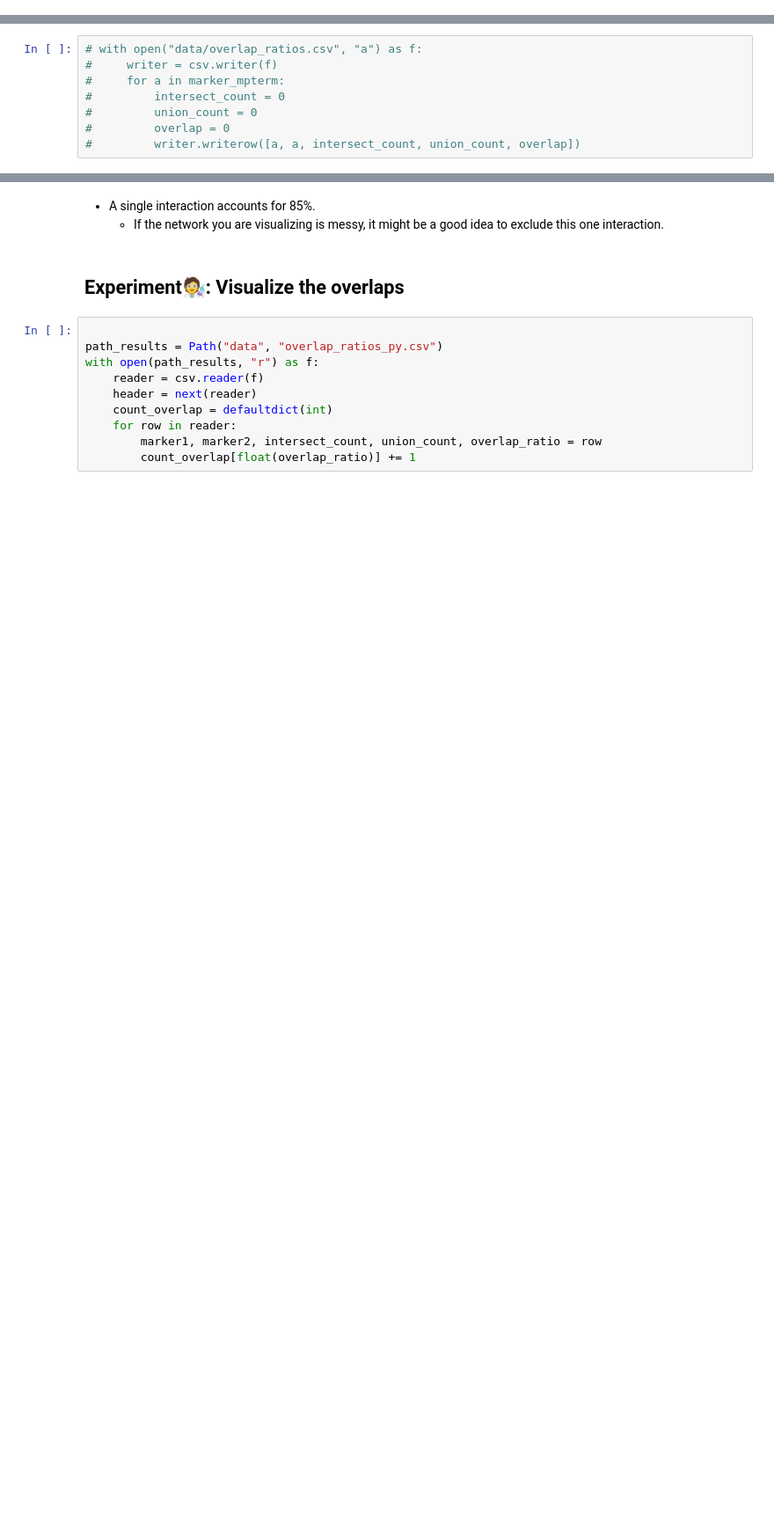
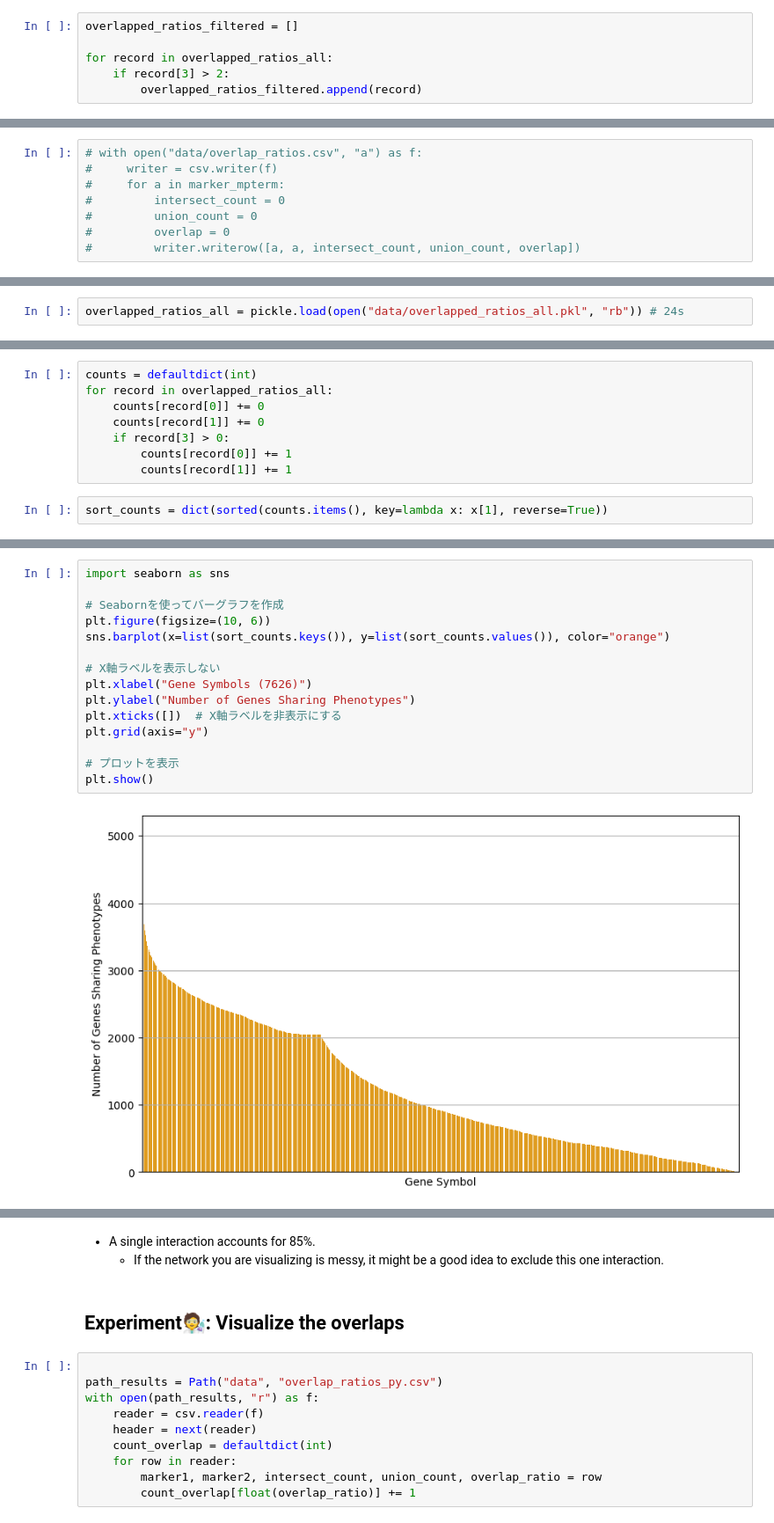
Before and after one commit to akikuno/TSUMUGI-dev, a Jupyter notebook: notebooks/035_calc_overlap.ipynb, the cells around one changed output, grey strips where cells are left out. Shown: that part at 88% size. Drawn from its saved outputs; the diff is of its cells as text; blank space fills up the shorter version.

```diff
--- a/notebooks/035_calc_overlap.ipynb
+++ b/notebooks/035_calc_overlap.ipynb
@@ -96 +94,7 @@ for a, b in combinations(marker_mpterm, 2):
+# %%
+overlapped_ratios_filtered = []
+
+for record in overlapped_ratios_all:
+    if record[3] > 2:
+        overlapped_ratios_filtered.append(record)
 # %%
@@ -134,0 +124,2 @@ print(count_intersect["1"] / sum(count_intersect.values())) # 0.8436551695631221
+# %%
+overlapped_ratios_all = pickle.load(open("data/overlapped_ratios_all.pkl", "rb")) # 24s
@@ -134,0 +130,10 @@ print(count_intersect["1"] / sum(count_intersect.values())) # 0.8436551695631221
+# %%
+counts = defaultdict(int)
+for record in overlapped_ratios_all:
+    counts[record[0]] += 0
+    counts[record[1]] += 0
+    if record[3] > 0:
+        counts[record[0]] += 1
+        counts[record[1]] += 1
+# %%
+sort_counts = dict(sorted(counts.items(), key=lambda x: x[1], reverse=True))
@@ -135 +148,18 @@ print(count_intersect["1"] / sum(count_intersect.values())) # 0.8436551695631221
+# %%
+import seaborn as sns
+
+# Seabornを使ってバーグラフを作成
+plt.figure(figsize=(10, 6))
+sns.barplot(x=list(sort_counts.keys()), y=list(sort_counts.values()), color="orange")
+
+# X軸ラベルを表示しない
+plt.xlabel("Gene Symbols (7626)")
+plt.ylabel("Number of Genes Sharing Phenotypes")
+plt.xticks([])  # X軸ラベルを非表示にする
+plt.grid(axis="y")
+
+# プロットを表示
+plt.show()
+# %% [output]
+[figure, added]
 # %%
```
Also changed, not shown: parts of 16 cells of this notebook, 4 other files.
